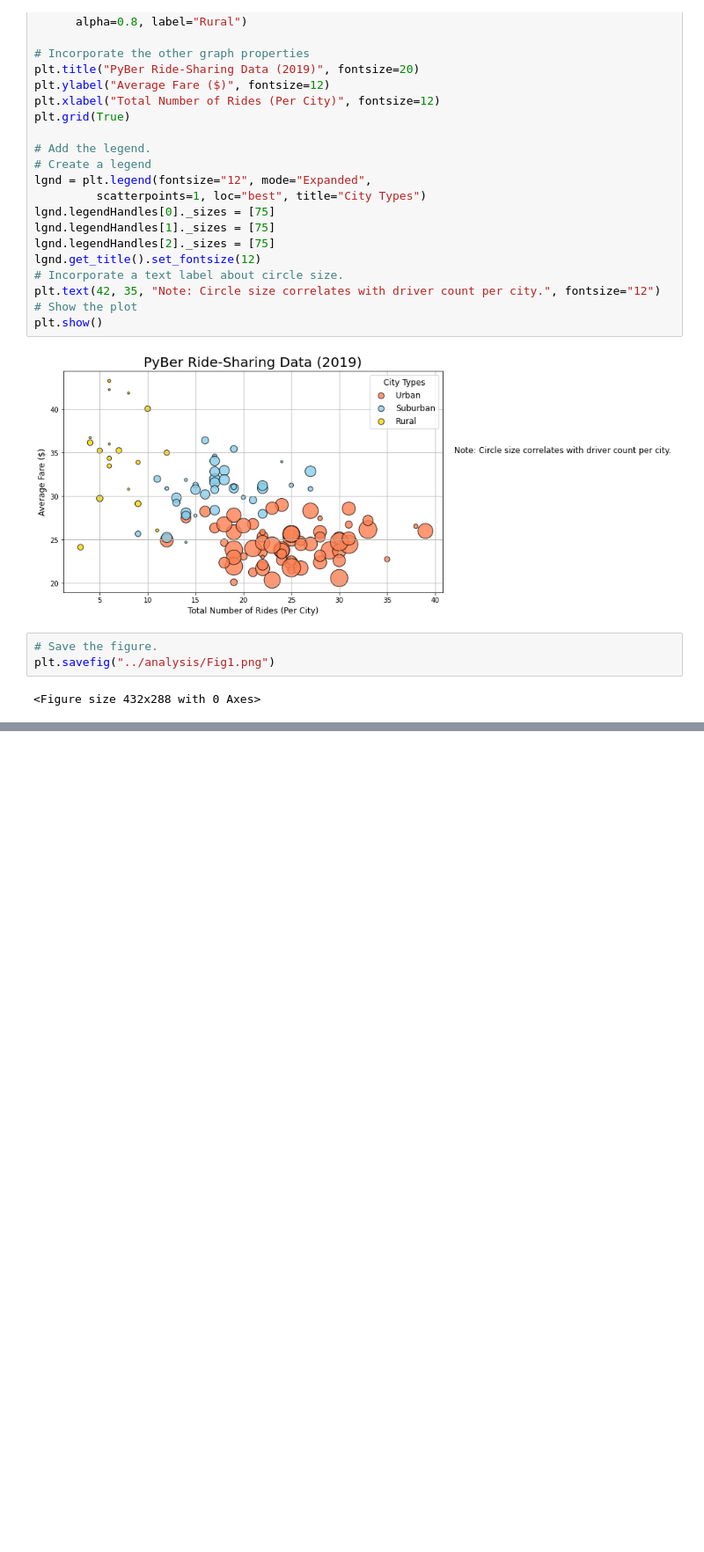
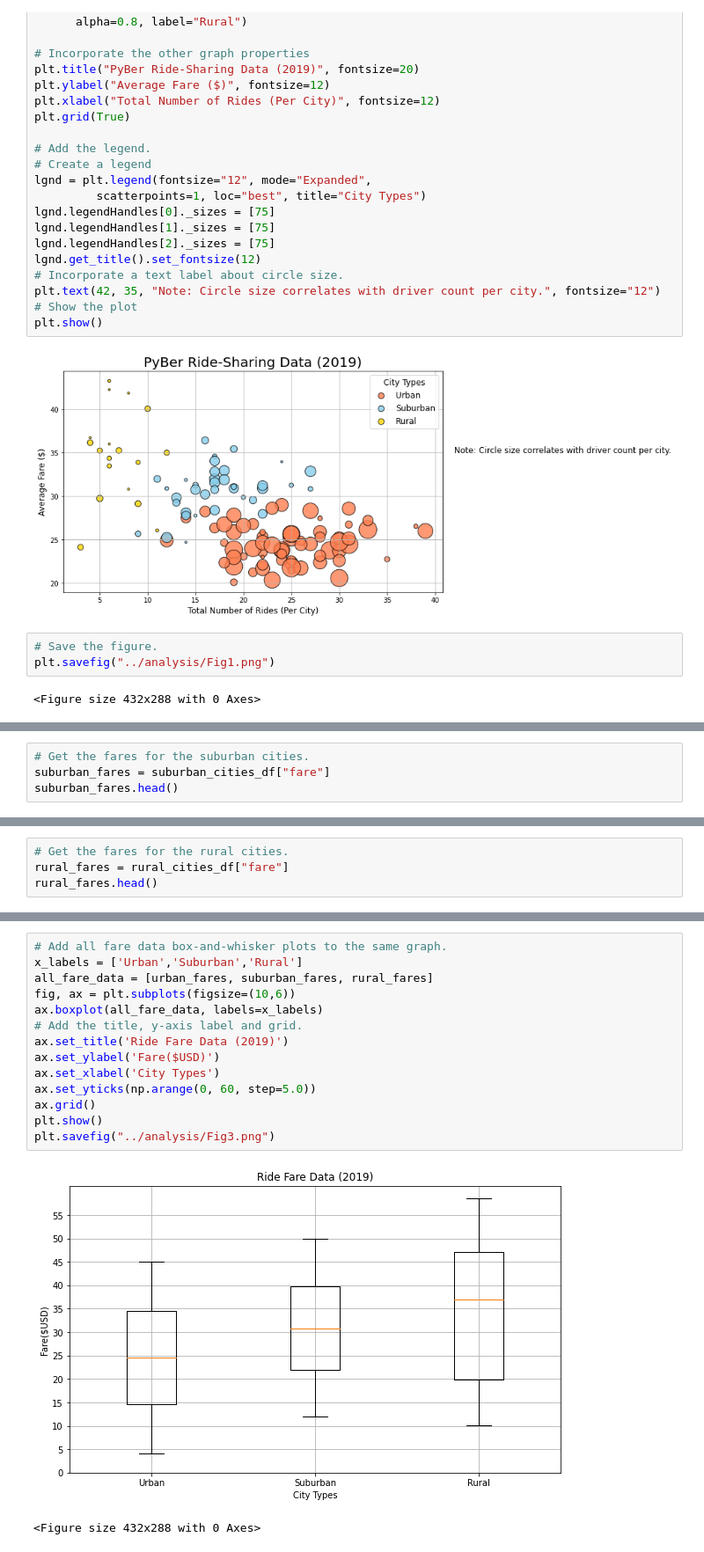
Before and after one commit to Kiehl012/PyBer_Analysis, a Jupyter notebook: Pyber.ipynb, the cells around one changed output, grey strips where cells are left out. Shown: that part at 88% size. Saved outputs shown, nothing was run; the diff lists cells and outputs as text; blank space fills up the shorter version.

```diff
--- a/Pyber.ipynb
+++ b/Pyber.ipynb
@@ -159,0 +253,4 @@ plt.savefig("../analysis/Fig1.png")
+# %%
+# Get the fares for the suburban cities.
+suburban_fares = suburban_cities_df["fare"]
+suburban_fares.head()
@@ -159,0 +278,4 @@ plt.savefig("../analysis/Fig1.png")
+# %%
+# Get the fares for the rural cities.
+rural_fares = rural_cities_df["fare"]
+rural_fares.head()
@@ -159,0 +438,17 @@ plt.savefig("../analysis/Fig1.png")
+# %%
+# Add all fare data box-and-whisker plots to the same graph.
+x_labels = ['Urban','Suburban','Rural']
+all_fare_data = [urban_fares, suburban_fares, rural_fares]
+fig, ax = plt.subplots(figsize=(10,6))
+ax.boxplot(all_fare_data, labels=x_labels)
+# Add the title, y-axis label and grid.
+ax.set_title('Ride Fare Data (2019)')
+ax.set_ylabel('Fare($USD)')
+ax.set_xlabel('City Types')
+ax.set_yticks(np.arange(0, 60, step=5.0))
+ax.grid()
+plt.show()
+plt.savefig("../analysis/Fig3.png")
+# %% [output]
+[figure, added]
+<Figure size 432x288 with 0 Axes>
```
Also changed, not shown: parts of 27 cells of this notebook, 3 other files.
